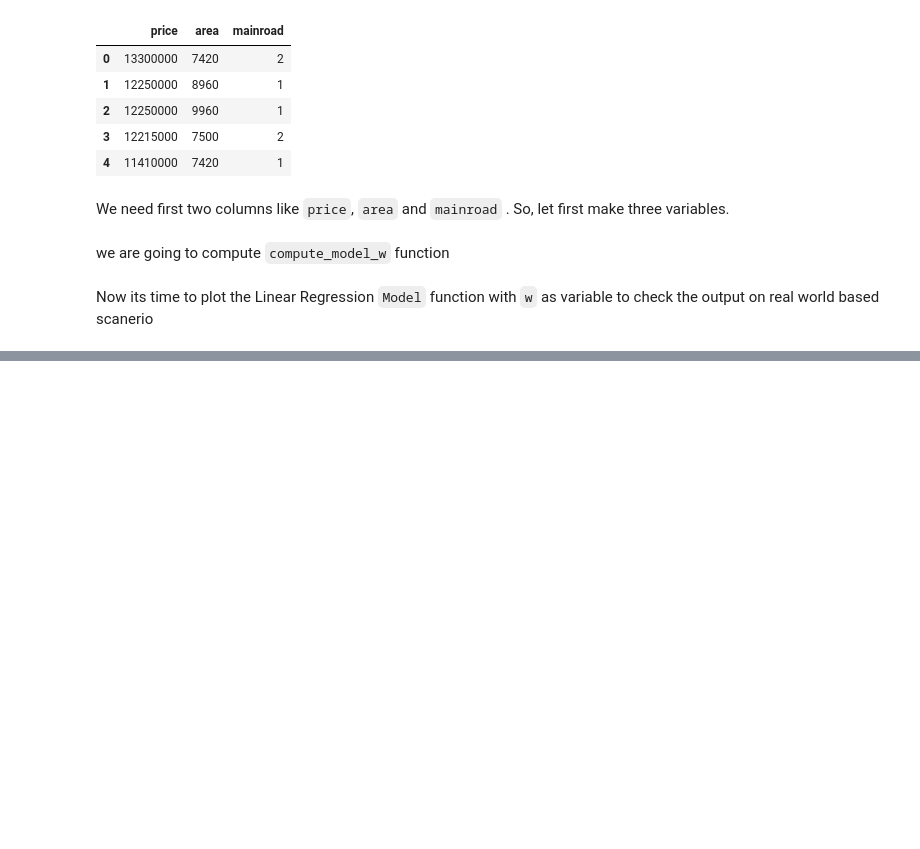
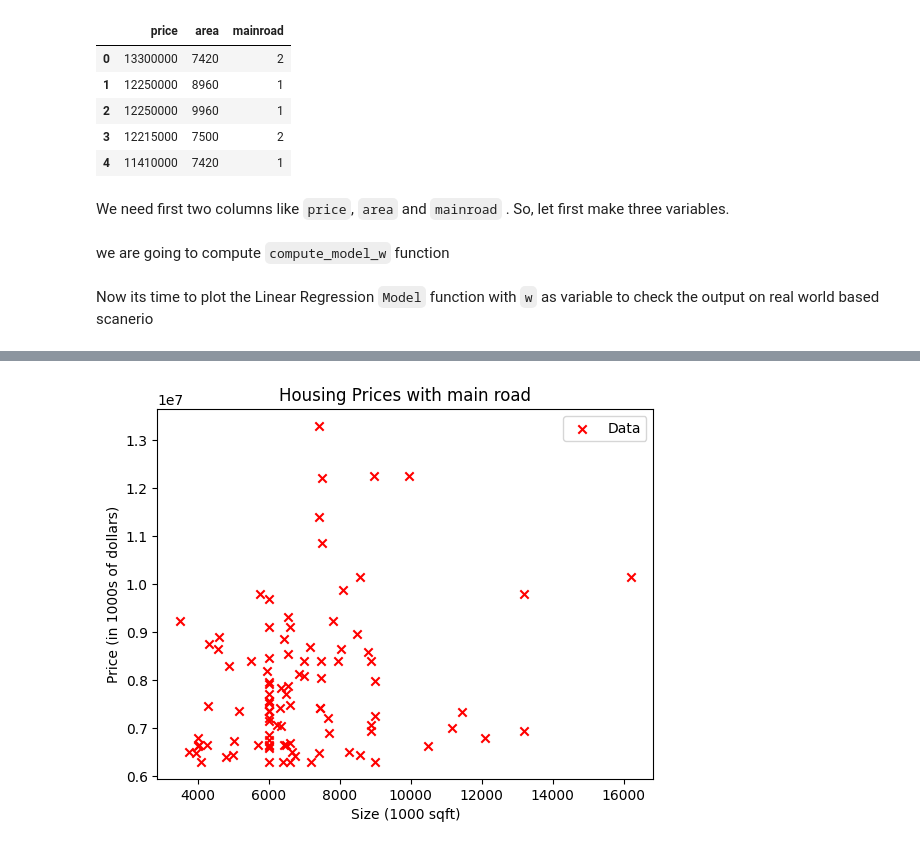
Before and after one commit to AhmedShafique313/sml_udemy, a Jupyter notebook: week4/w_linear_reg.ipynb, the cells around one changed output, grey strips where cells are left out. Saved outputs shown, nothing was run; the diff lists cells and outputs as text; code cells hidden in the pictures; blank space fills up the shorter version.

```diff
--- a/week4/w_linear_reg.ipynb
+++ b/week4/w_linear_reg.ipynb
@@ -43,0 +70,10 @@ Now its time to plot the Linear Regression `Model` function with `w` as variable
+# %%
+plt.scatter(x_train, y_train, c= 'r',marker='x', label='Data')
+plt.title("Housing Prices with main road")
+plt.ylabel('Price (in 1000s of dollars)')
+# Set the x-axis label
+plt.xlabel('Size (1000 sqft)')
+plt.legend()
+plt.show()
+# %% [output]
+[figure, added]
```
Also changed, not shown: parts of 6 cells of this notebook, 1 other file.
